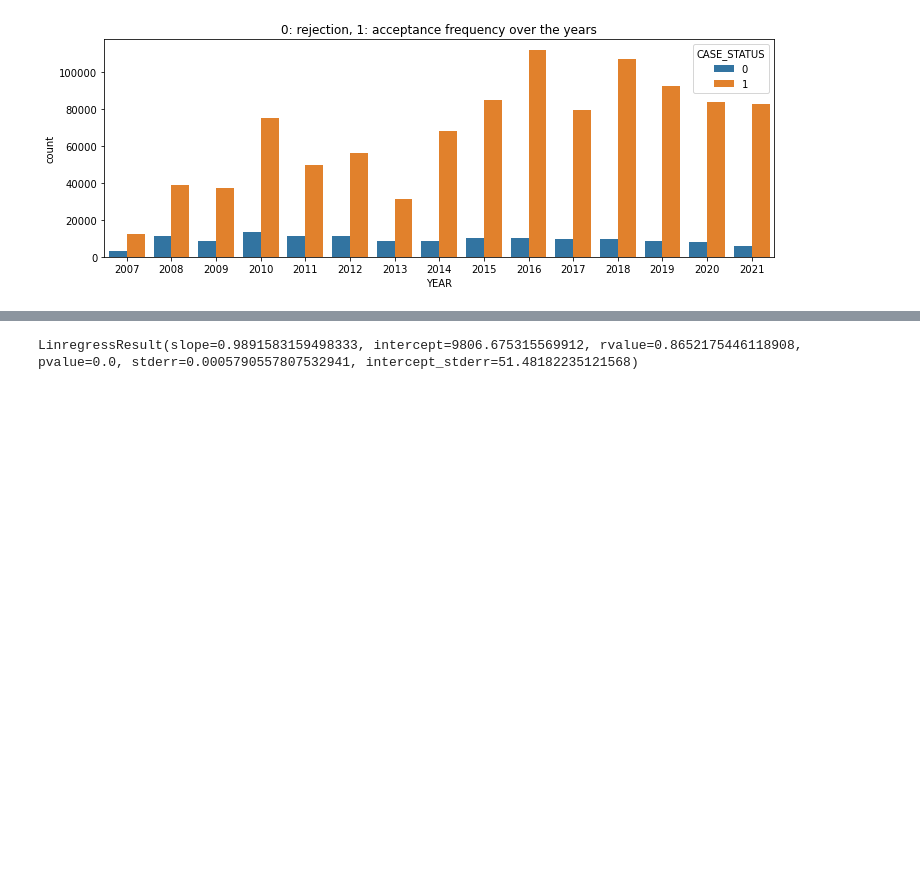
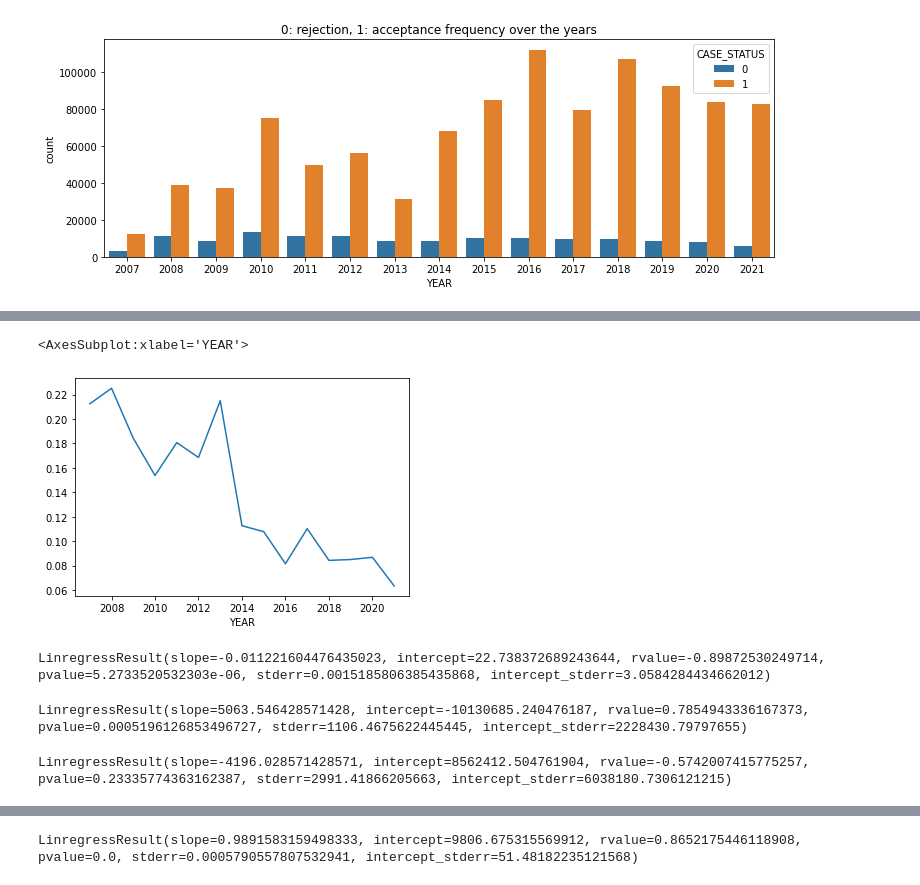
Before and after one commit to tdyk9098/Immigration-Employment-Project, a Jupyter notebook: GC Long Term.ipynb, the cells around one changed output, grey strips where cells are left out. Drawn from its saved outputs; the diff is of its cells as text; code cells hidden in the pictures; blank space fills up the shorter version.

```diff
--- a/GC Long Term.ipynb
+++ b/GC Long Term.ipynb
@@ -371,2 +833,20 @@ df.groupby("YEAR")["CASE_STATUS"].count()
+# %%
+# % Denial over time
+ddf["%D"] = ddf["DENIAL"]/tap["TOTAL APP"]
+ddf["%D"].plot()
+# %% [output]
+<AxesSubplot:xlabel='YEAR'>
+[figure, added]
+# %%
+st.linregress(x = ddf.reset_index()["YEAR"],y = ddf.reset_index()["%D"])
+# %% [output]
+LinregressResult(slope=-0.011221604476435023, intercept=22.738372689243644, rvalue=-0.89872530249714, pvalue=5.2733520532303e-06, stderr=0.0015185806385435868, intercept_stderr=3.0584284434662012)
 # %%
 # Acceptance Correlations
+st.linregress(x = adf.reset_index()["YEAR"],y = adf.reset_index()["ACCEPT"])
+# %% [output]
+LinregressResult(slope=5063.546428571428, intercept=-10130685.240476187, rvalue=0.7854943336167373, pvalue=0.0005196126853496727, stderr=1106.4675622445445, intercept_stderr=2228430.79797655)
+# %%
+st.linregress(x = adf.reset_index()["YEAR"][9:],y = adf.reset_index()["ACCEPT"][9:])
+# %% [output]
+LinregressResult(slope=-4196.028571428571, intercept=8562412.504761904, rvalue=-0.5742007415775257, pvalue=0.23335774363162387, stderr=2991.41866205663, intercept_stderr=6038180.7306121215)
```
Also changed, not shown: parts of 55 cells of this notebook.
